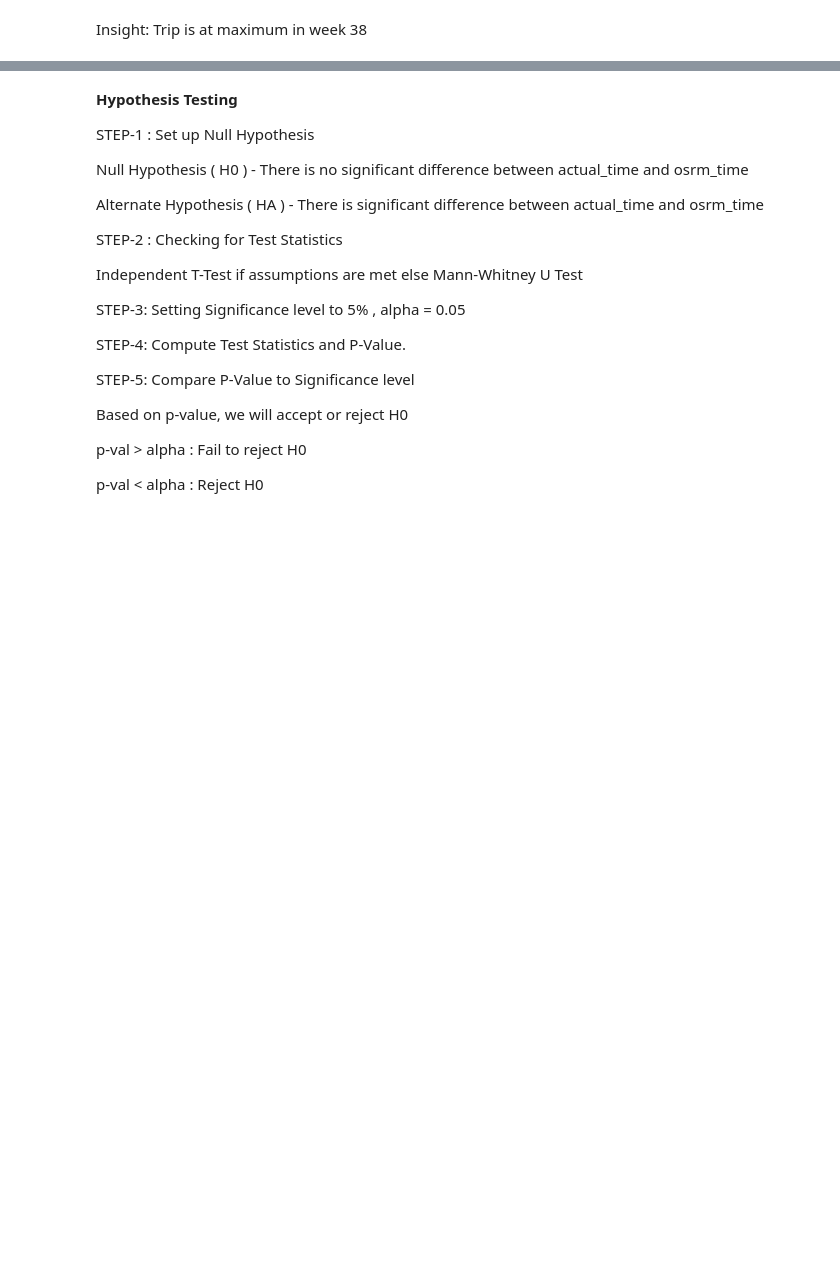
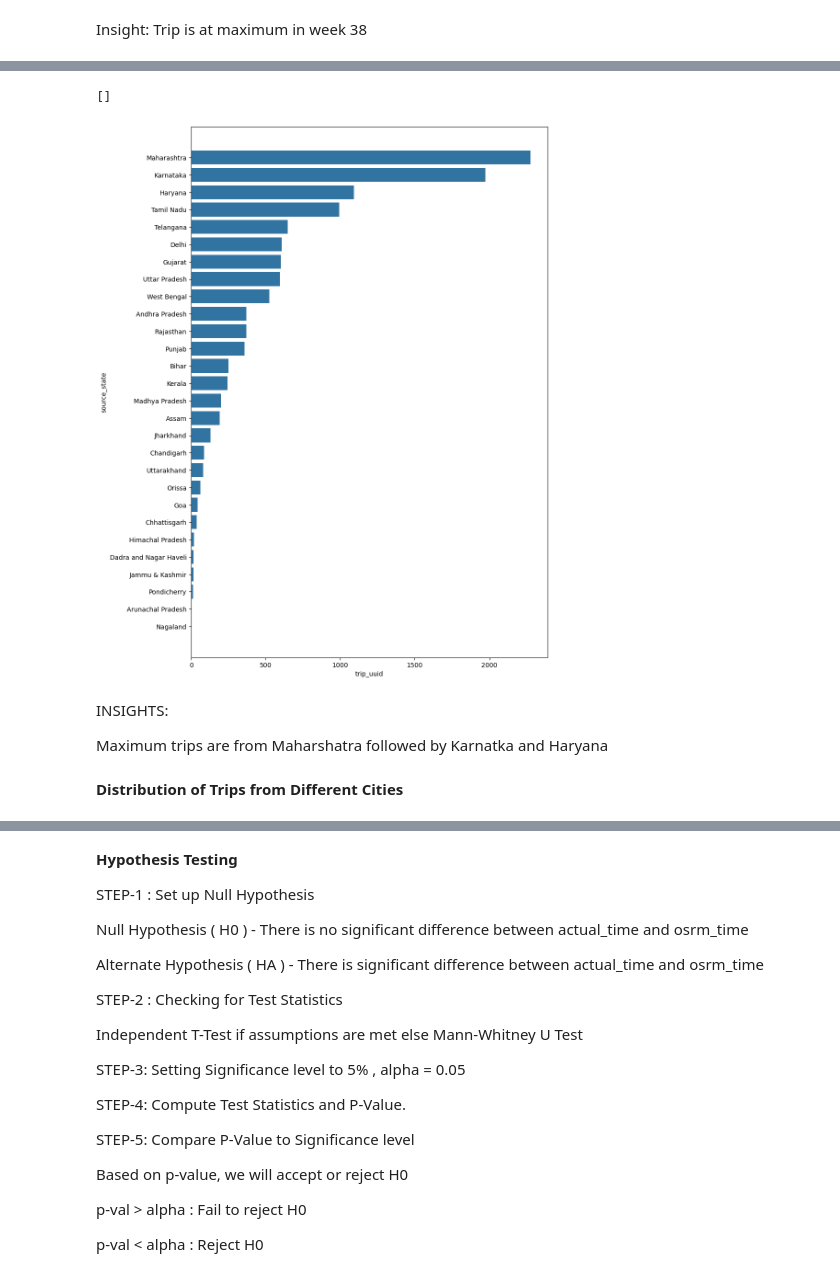
Before and after one commit to Karti1313/DataScience_projects, a Jupyter notebook: Delhivery_project.ipynb, the cells around one changed output, grey strips where cells are left out. Cells and saved outputs as stored; diff of their text form; code cells hidden in the pictures; blank space fills up the shorter version.

```diff
--- a/Delhivery_project.ipynb
+++ b/Delhivery_project.ipynb
@@ -792,3 +792,8 @@ plt.plot()
 # %% [markdown]
 Insight:
 Trip is at maximum in week 38
+# %%
+df_source_state = df2.groupby(by = 'source_state')['trip_uuid'].count().to_frame().reset_index()
+df_source_state['perc'] = np.round(df_source_state['trip_uuid'] * 100/ df_source_state['trip_uuid'].sum(), 2)
+df_source_state = df_source_state.sort_values(by = 'trip_uuid', ascending = False)
+df_source_state.head()
@@ -794,0 +807,15 @@ Trip is at maximum in week 38
+# %%
+plt.figure(figsize = (10, 15))
+sns.barplot(data = df_source_state,
+            x = df_source_state['trip_uuid'],
+            y = df_source_state['source_state'])
+plt.plot()
+# %% [output]
+[]
+[figure, added]
+# %% [markdown]
+INSIGHTS:
+
+Maximum trips are from Maharshatra followed by Karnatka and Haryana
+# %% [markdown]
+**Distribution of Trips from Different Cities**
```
Also changed, not shown: parts of 24 cells of this notebook.
